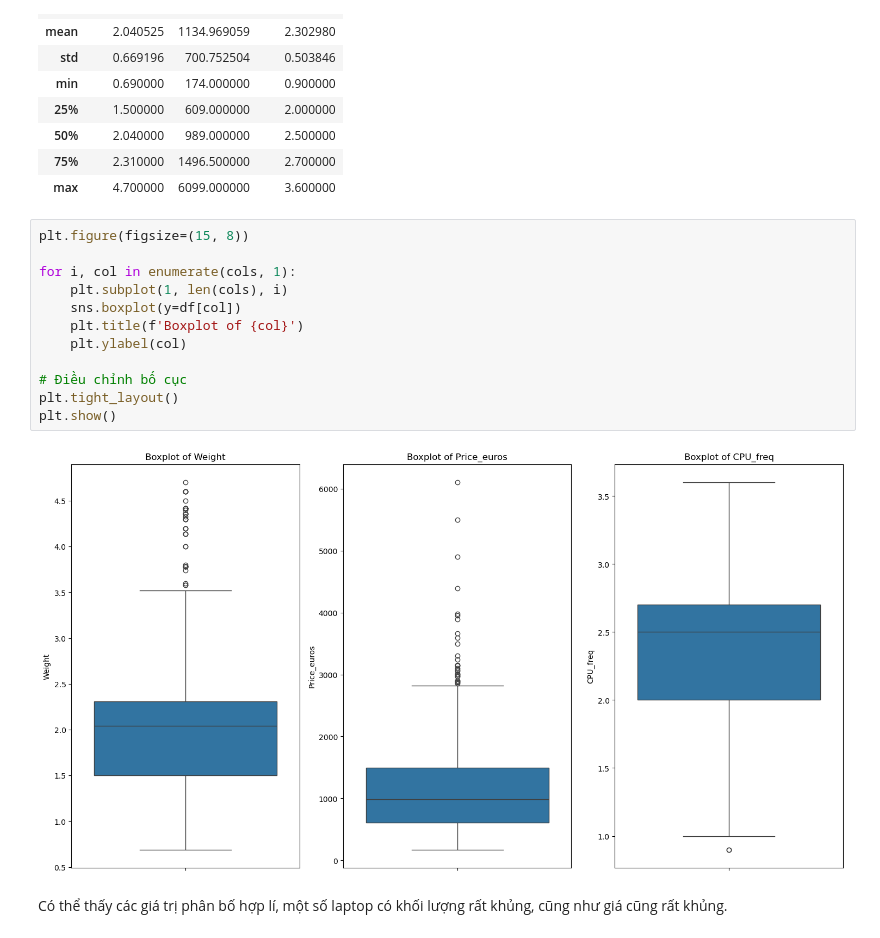
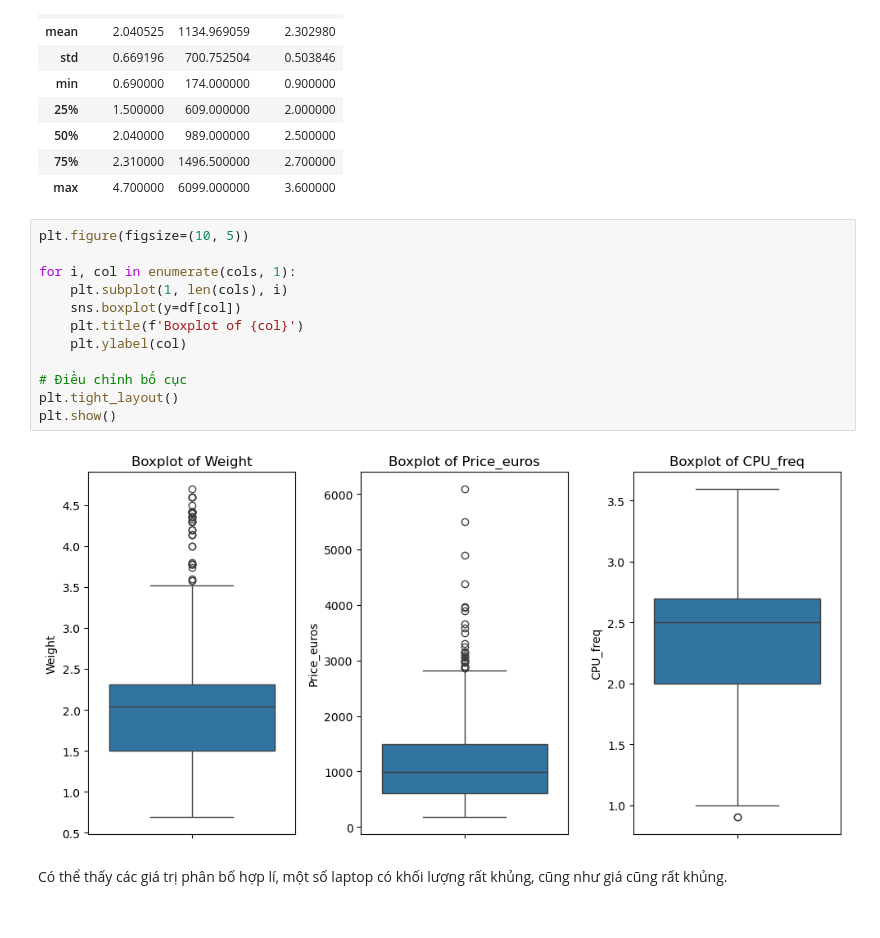
Before and after one commit to nguyennn263/final-lab-programming4DS, a Jupyter notebook: final-lab.ipynb, the cells around one changed output. Cells and saved outputs as stored; diff of their text form.

```diff
--- a/final-lab.ipynb
+++ b/final-lab.ipynb
@@ -415,19 +417,19 @@ numeric_df
 | 75% | 2.310000 | 1496.500000 | 2.700000 |
 | max | 4.700000 | 6099.000000 | 3.600000 |
 # %%
-plt.figure(figsize=(15, 8))
+plt.figure(figsize=(10, 5))
 
 for i, col in enumerate(cols, 1):
     plt.subplot(1, len(cols), i)
     sns.boxplot(y=df[col])
     plt.title(f'Boxplot of {col}')
     plt.ylabel(col)
 
 # Điều chỉnh bố cục
 plt.tight_layout()
 plt.show()
 # %% [output]
-[figure, old version]
+[figure, new version]
 # %% [markdown]
 Có thể thấy các giá trị phân bố hợp lí, một số laptop có khối lượng rất khủng, cũng như giá cũng rất khủng.
 # %%
```
Also changed, not shown: parts of 40 cells of this notebook.
